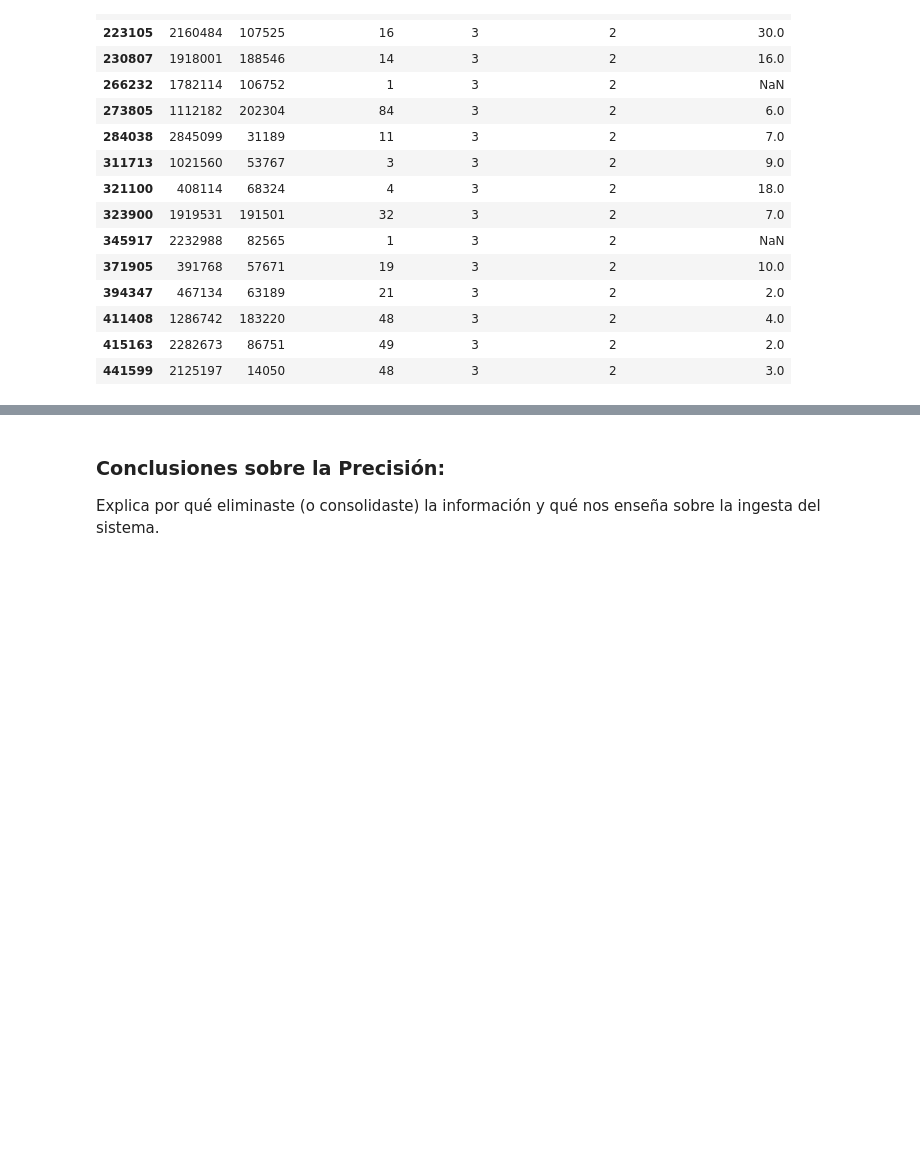
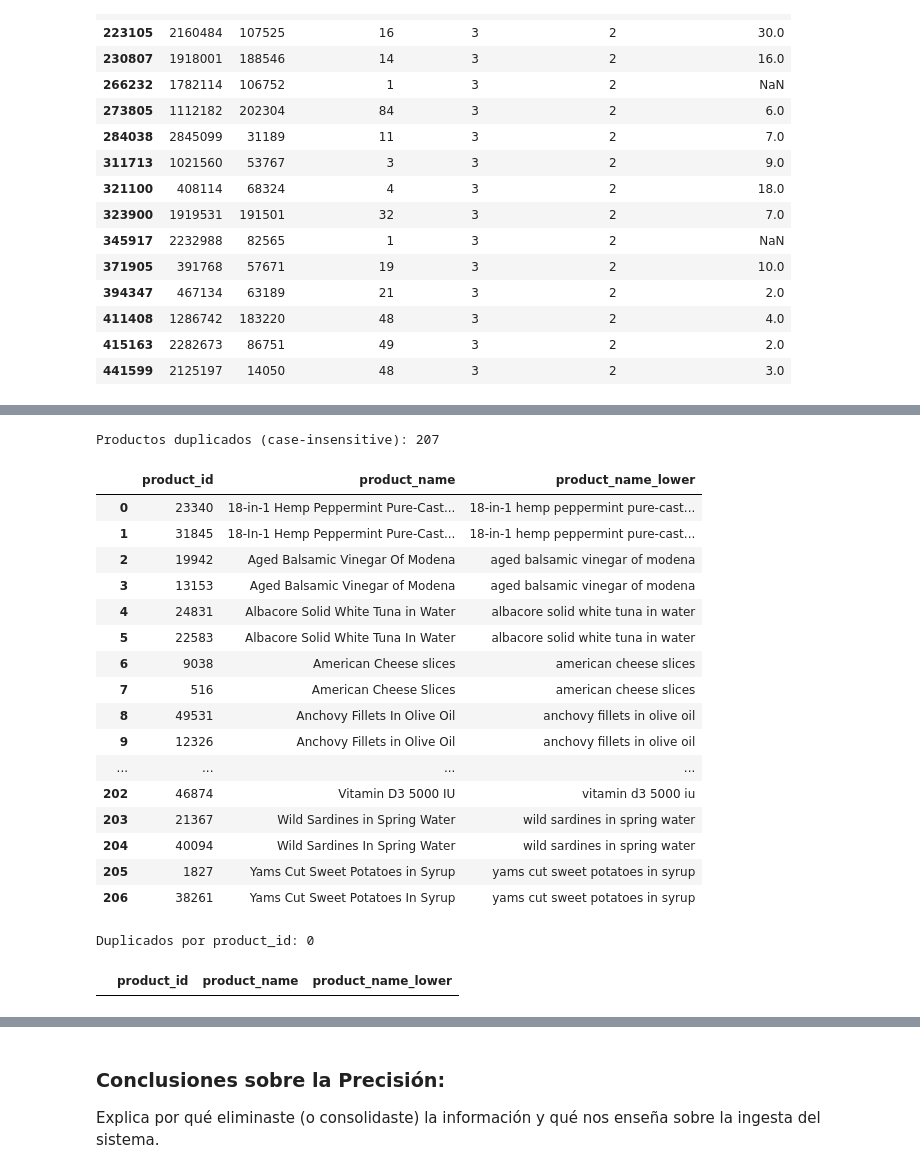
Before and after one commit to osbonilla/ds-week-2, a Jupyter notebook: taller_3_nombre_apellido.ipynb, the cells around one changed output, grey strips where cells are left out. Cells and saved outputs as stored; diff of their text form; code cells hidden in the pictures; blank space fills up the shorter version.

```diff
--- a/taller_3_nombre_apellido.ipynb
+++ b/taller_3_nombre_apellido.ipynb
@@ -150,0 +155,48 @@ Duplicados explícitos en orders: 15
+# %%
+# Verificar el ID y nombres en products
+
+# Creación de una columna para comparar los nombres
+products['product_name_lower'] = products['product_name'].str.lower().str.strip()
+
+# Ver los pares duplicados en product_name_lower
+dupl_prod = products[products.duplicated(subset='product_name_lower', keep=False) &
+                     products['product_name_lower'].notna()] # Se excluyen los nulos
+
+display(
+    dupl_prod[['product_id', 'product_name', 'product_name_lower']]
+    .sort_values('product_name_lower')
+    .reset_index(drop=True)
+    .style.set_caption(f"Productos duplicados (case-insensitive): {len(dupl_prod)}")
+)
+# %% [output]
+Productos duplicados (case-insensitive): 207
+|  | product_id | product_name | product_name_lower |
+| 0 | 23340 | 18-in-1 Hemp Peppermint Pure-Cast... | 18-in-1 hemp peppermint pure-cast... |
+| 1 | 31845 | 18-In-1 Hemp Peppermint Pure-Cast... | 18-in-1 hemp peppermint pure-cast... |
+| 2 | 19942 | Aged Balsamic Vinegar Of Modena | aged balsamic vinegar of modena |
+| 3 | 13153 | Aged Balsamic Vinegar of Modena | aged balsamic vinegar of modena |
+| 4 | 24831 | Albacore Solid White Tuna in Water | albacore solid white tuna in water |
+| 5 | 22583 | Albacore Solid White Tuna In Water | albacore solid white tuna in water |
+| 6 | 9038 | American Cheese slices | american cheese slices |
+| 7 | 516 | American Cheese Slices | american cheese slices |
+| 8 | 49531 | Anchovy Fillets In Olive Oil | anchovy fillets in olive oil |
+| 9 | 12326 | Anchovy Fillets in Olive Oil | anchovy fillets in olive oil |
+| ... | ... | ... | ... |
+| 202 | 46874 | Vitamin D3 5000 IU | vitamin d3 5000 iu |
+| 203 | 21367 | Wild Sardines in Spring Water | wild sardines in spring water |
+| 204 | 40094 | Wild Sardines In Spring Water | wild sardines in spring water |
+| 205 | 1827 | Yams Cut Sweet Potatoes in Syrup | yams cut sweet potatoes in syrup |
+| 206 | 38261 | Yams Cut Sweet Potatoes In Syrup | yams cut sweet potatoes in syrup |
+# %%
+# Duplicados por ID
+dupl_prod_id = products[products.duplicated(subset='product_id', keep=False)]
+
+display(
+    dupl_prod_id[['product_id', 'product_name', 'product_name_lower']]
+    .sort_values('product_id')
+    .reset_index(drop=True)
+    .style.set_caption(f"Duplicados por product_id: {len(dupl_prod_id)}")
+)
+# %% [output]
+Duplicados por product_id: 0
+|  | product_id | product_name | product_name_lower |
```
Also changed, not shown: parts of 8 cells of this notebook.
